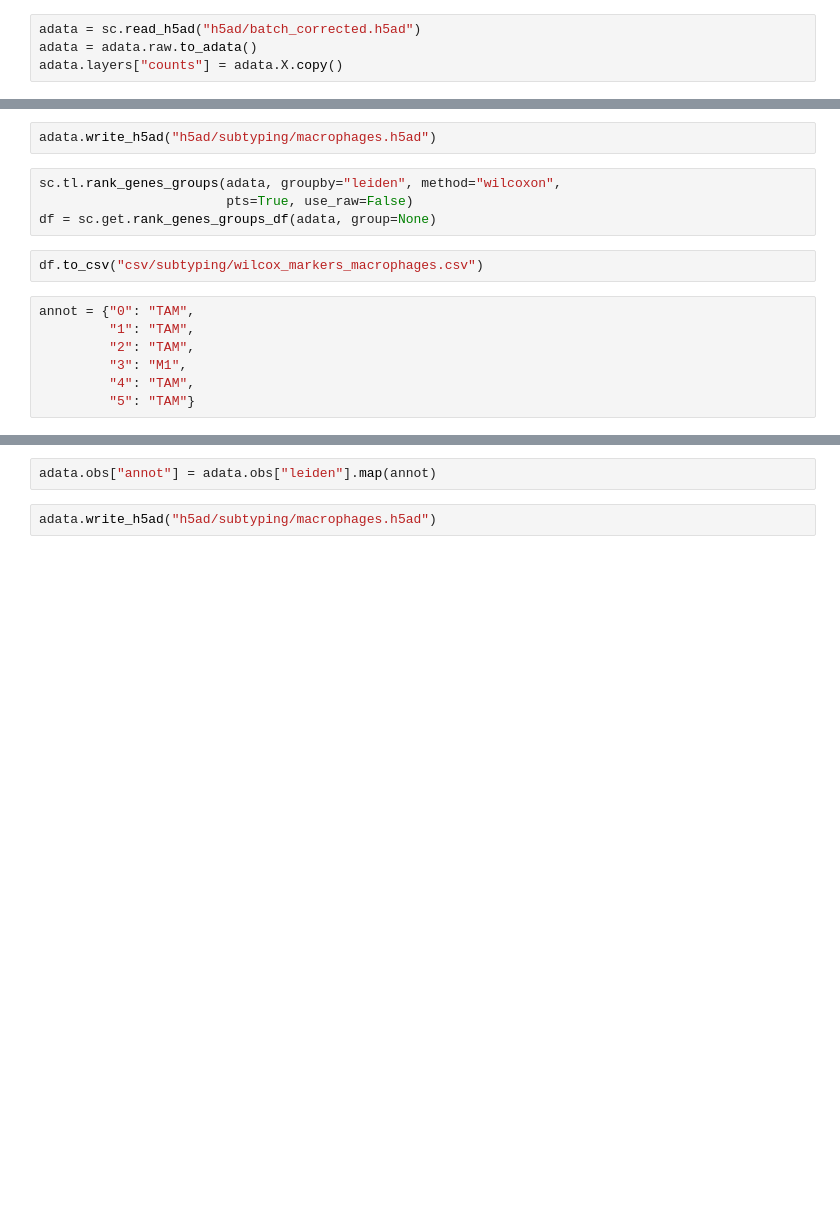
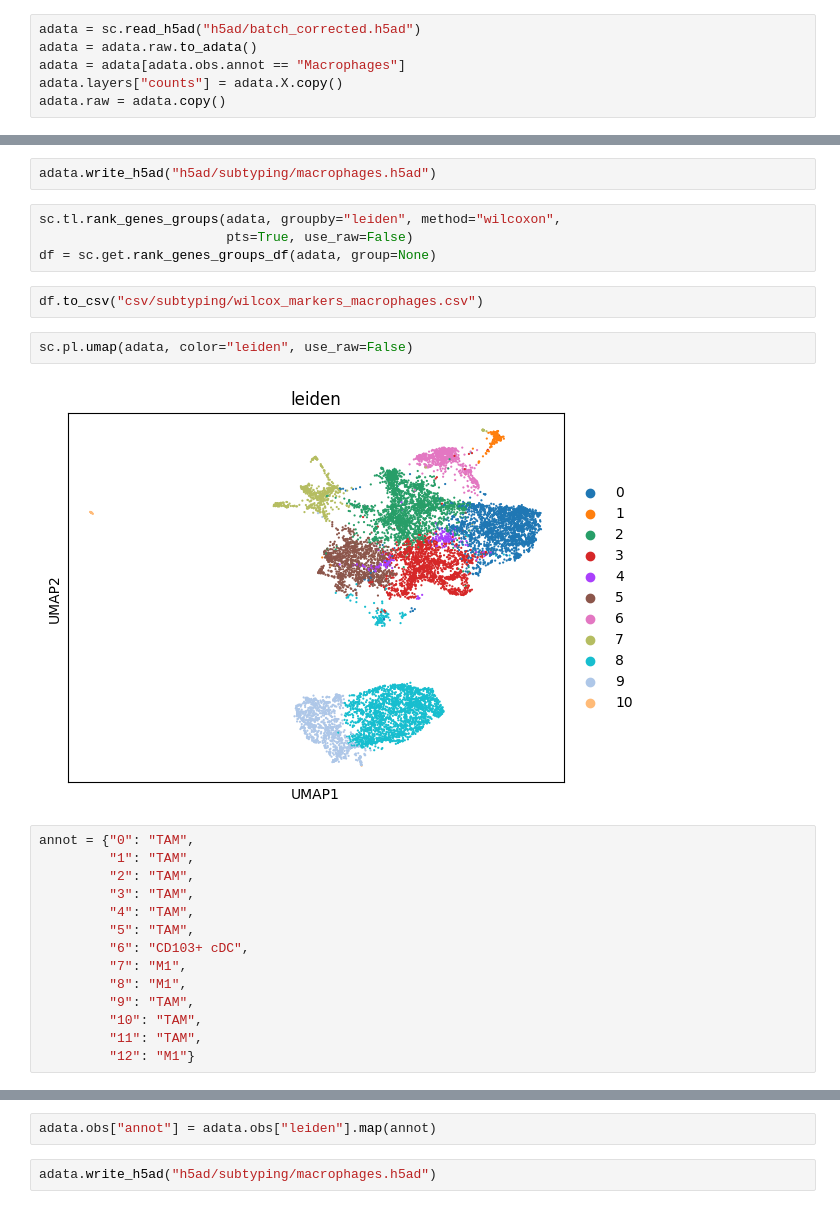
Before and after one commit to LinearParadox/TAK981_SCRNA, a Jupyter notebook: nb/subtyping/macrophages.ipynb, the cells around one changed output, grey strips where cells are left out. Drawn from its saved outputs; the diff is of its cells as text; blank space fills up the shorter version.

```diff
--- a/nb/subtyping/macrophages.ipynb
+++ b/nb/subtyping/macrophages.ipynb
@@ -6,5 +6,7 @@ os.chdir("/data/TAK_981")
 # %%
 adata = sc.read_h5ad("h5ad/batch_corrected.h5ad")
 adata = adata.raw.to_adata()
+adata = adata[adata.obs.annot == "Macrophages"]
 adata.layers["counts"] = adata.X.copy()
+adata.raw = adata.copy()
 # %%
@@ -25,10 +29,21 @@ sc.tl.rank_genes_groups(adata, groupby="leiden", method="wilcoxon",
 df = sc.get.rank_genes_groups_df(adata, group=None)
 # %%
 df.to_csv("csv/subtyping/wilcox_markers_macrophages.csv")
+# %%
+sc.pl.umap(adata, color="leiden", use_raw=False)
+# %% [output]
+[figure, added]
 # %%
 annot = {"0": "TAM",
          "1": "TAM",
          "2": "TAM",
-         "3": "M1",
+         "3": "TAM",
          "4": "TAM",
-         "5": "TAM"}
+         "5": "TAM",
+         "6": "CD103+ cDC",
+         "7": "M1",
+         "8": "M1",
+         "9": "TAM",
+         "10": "TAM",
+         "11": "TAM",
+         "12": "M1"}
```
Also changed, not shown: parts of 8 cells of this notebook, 4 other files.
